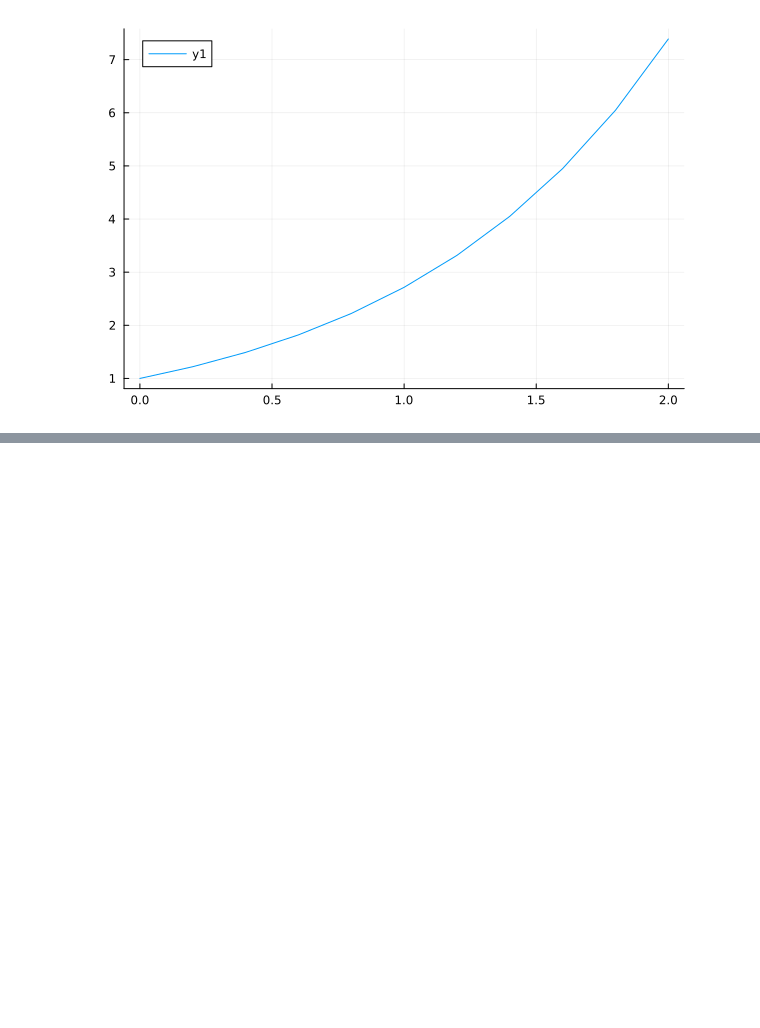
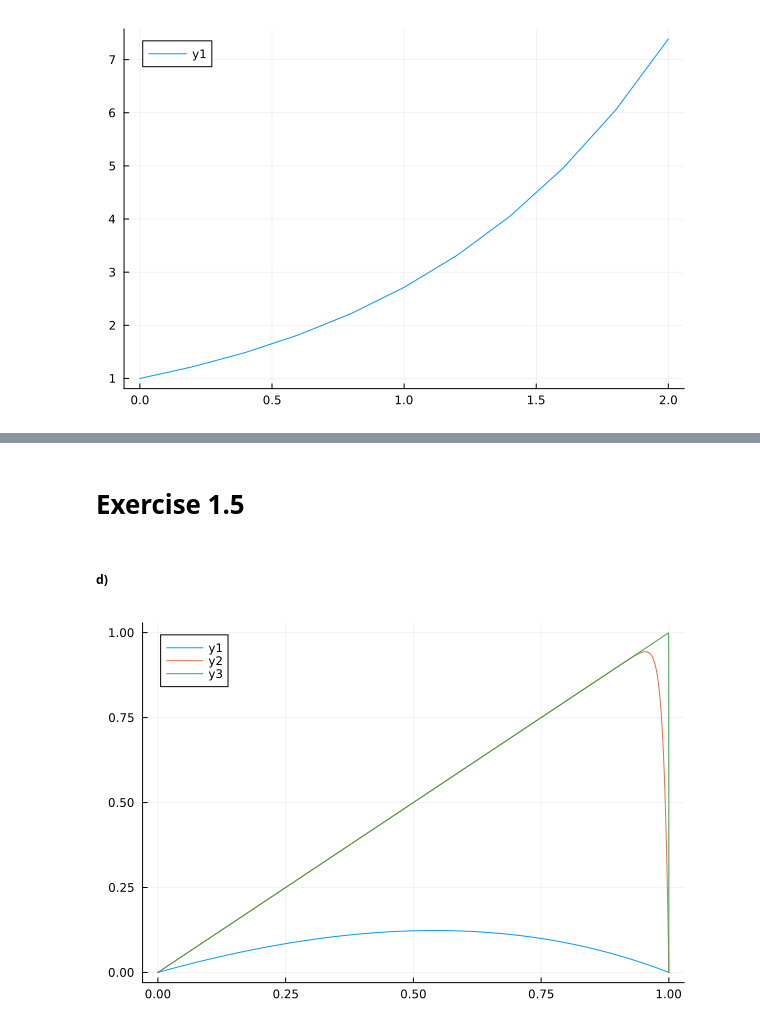
Before and after one commit to jkbch/FEM, a Jupyter notebook: orangutan.ipynb, the cells around one changed output, grey strips where cells are left out. Drawn from its saved outputs; the diff is of its cells as text; code cells hidden in the pictures; blank space fills up the shorter version.

```diff
--- a/orangutan.ipynb
+++ b/orangutan.ipynb
@@ -99,0 +111,12 @@ plot(hs ,max_errors, xscale=:log10, yscale=:log10)
+# %% [markdown]
+# Exercise 1.5
+# %% [markdown]
+##### d)
+# %%
+u_analytical(x,eps,psi) = 1/psi * (x - (exp((x-1)*psi/eps) - exp(-psi/eps))/(1 - exp(-psi/eps)))
+xs = range(0,1,10000)
+plot(xs,u_analytical.(xs,1,1))
+plot!(xs,u_analytical.(xs,0.01,1))
+plot!(xs,u_analytical.(xs,0.0001,1))
+# %% [output]
+[figure, added]
```
Also changed, not shown: parts of 18 cells of this notebook.
